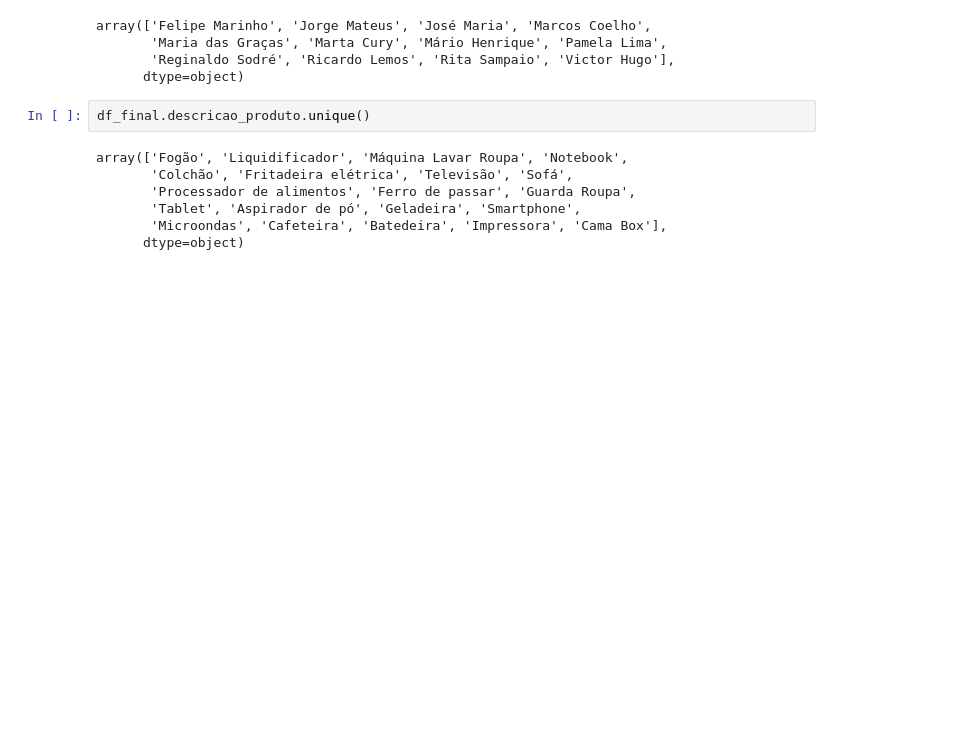
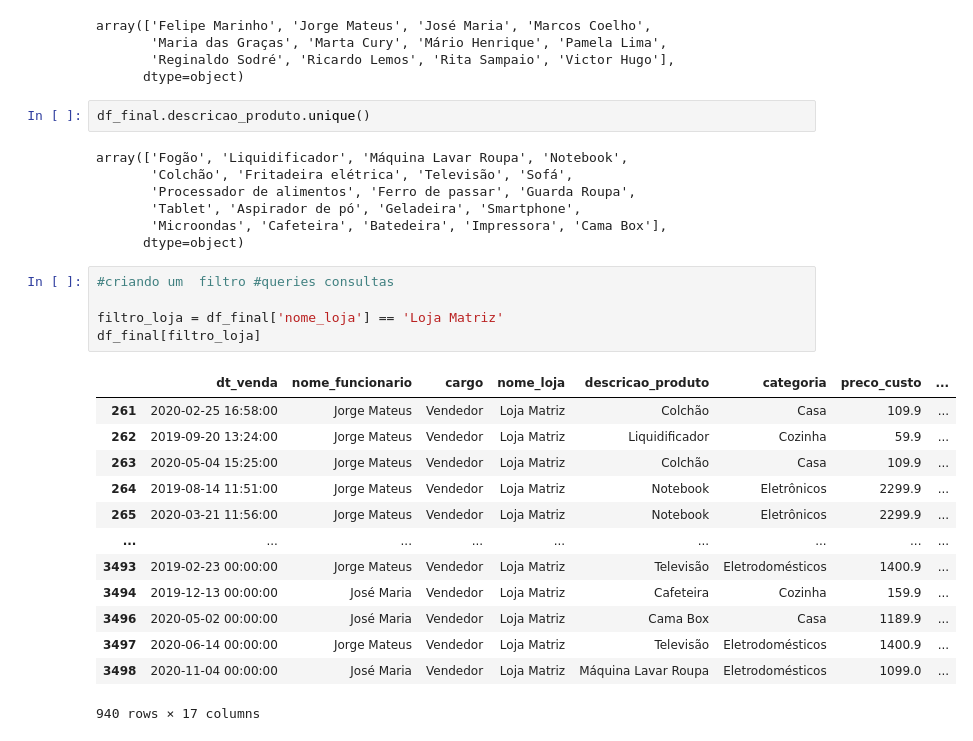
Before and after one commit to maryreginaf15/AnaliseDeDaDosComIA, a Jupyter notebook: AnaliseDescritiva.ipynb, the cells around one changed output. Drawn from its saved outputs; the diff is of its cells as text; blank space fills up the shorter version.

```diff
--- a/AnaliseDescritiva.ipynb
+++ b/AnaliseDescritiva.ipynb
@@ -264,3 +272,22 @@ array(['Fogão', 'Liquidificador', 'Máquina Lavar Roupa', 'Notebook',
        'Tablet', 'Aspirador de pó', 'Geladeira', 'Smartphone',
        'Microondas', 'Cafeteira', 'Batedeira', 'Impressora', 'Cama Box'],
       dtype=object)
+# %%
+#criando um  filtro #queries consultas
+
+filtro_loja = df_final['nome_loja'] == 'Loja Matriz'
+df_final[filtro_loja]
+# %% [output]
+|  | dt_venda | nome_funcionario | cargo | nome_loja | descricao_produto | categoria | preco_custo | ... |
+| 261 | 2020-02-25 16:58:00 | Jorge Mateus | Vendedor | Loja Matriz | Colchão | Casa | 109.9 | ... |
+| 262 | 2019-09-20 13:24:00 | Jorge Mateus | Vendedor | Loja Matriz | Liquidificador | Cozinha | 59.9 | ... |
+| 263 | 2020-05-04 15:25:00 | Jorge Mateus | Vendedor | Loja Matriz | Colchão | Casa | 109.9 | ... |
+| 264 | 2019-08-14 11:51:00 | Jorge Mateus | Vendedor | Loja Matriz | Notebook | Eletrônicos | 2299.9 | ... |
+| 265 | 2020-03-21 11:56:00 | Jorge Mateus | Vendedor | Loja Matriz | Notebook | Eletrônicos | 2299.9 | ... |
+| ... | ... | ... | ... | ... | ... | ... | ... | ... |
+| 3493 | 2019-02-23 00:00:00 | Jorge Mateus | Vendedor | Loja Matriz | Televisão | Eletrodomésticos | 1400.9 | ... |
+| 3494 | 2019-12-13 00:00:00 | José Maria | Vendedor | Loja Matriz | Cafeteira | Cozinha | 159.9 | ... |
+| 3496 | 2020-05-02 00:00:00 | José Maria | Vendedor | Loja Matriz | Cama Box | Casa | 1189.9 | ... |
+| 3497 | 2020-06-14 00:00:00 | Jorge Mateus | Vendedor | Loja Matriz | Televisão | Eletrodomésticos | 1400.9 | ... |
+| 3498 | 2020-11-04 00:00:00 | José Maria | Vendedor | Loja Matriz | Máquina Lavar Roupa | Eletrodomésticos | 1099.0 | ... |
+940 rows × 17 columns
```
Also changed, not shown: parts of 23 cells of this notebook.
